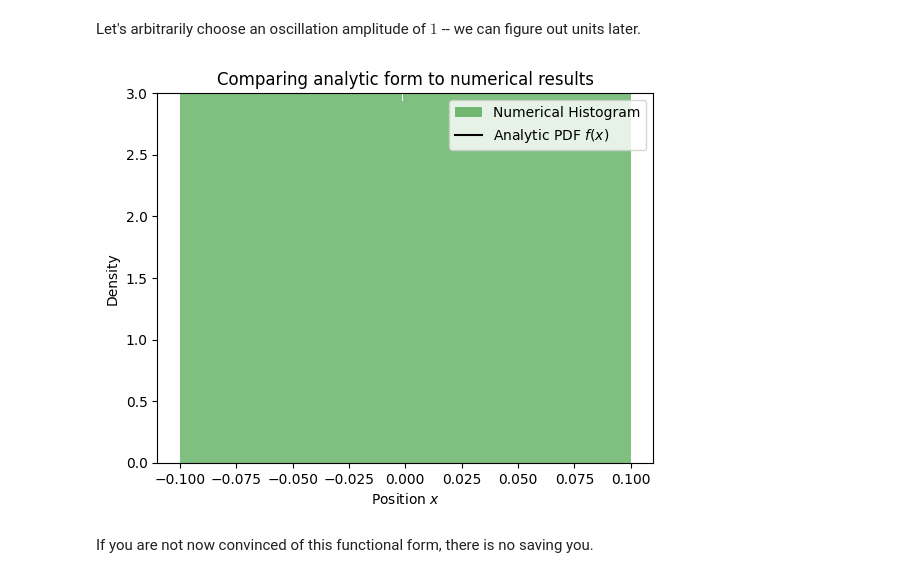
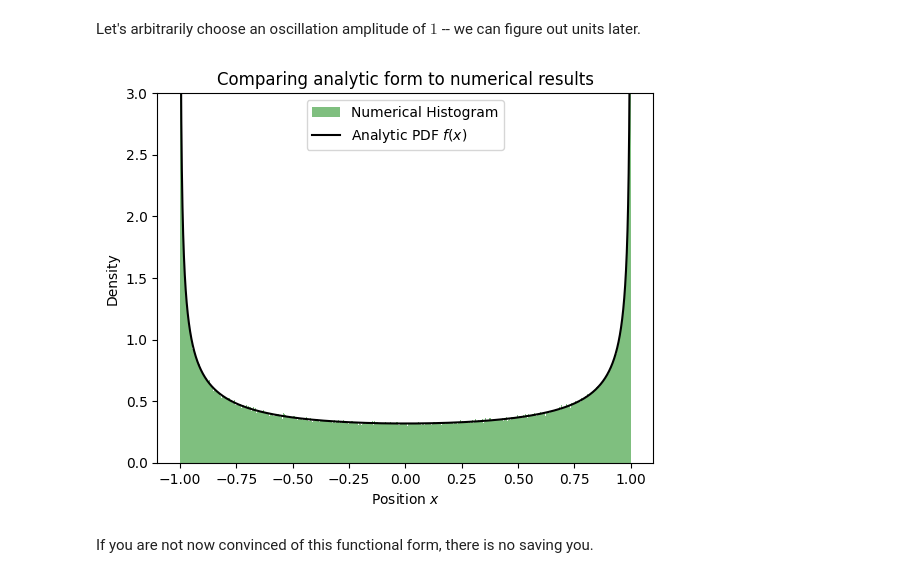
Before and after one commit to maxecharles/toliman-phd, a Jupyter notebook: notebooks/SHM_jitter.ipynb, the cells around one changed output. Cells and saved outputs as stored; diff of their text form; code cells hidden in the pictures.

Commit message:
better values for visualisation

```diff
--- a/notebooks/SHM_jitter.ipynb
+++ b/notebooks/SHM_jitter.ipynb
@@ -52,25 +52,25 @@ def f(x, A):
 # %% [markdown]
 Let's arbitrarily choose an oscillation amplitude of $1$ -- we can figure out units later.
 # %%
-A = .1  # arbitrarily choosing an oscillation amplitude
+A = 1  # arbitrarily choosing an oscillation amplitude
 
 # creating samples in x and t
 time_samples = np.random.uniform(-np.pi, np.pi, 1000000)
 position_samples = np.linspace(-A, A, 10000)[1:-1]  # avoiding division by 0
 
 # computing the histogram and PDF
 hist_outputs = x(time_samples, A)
 PDF_outputs = f(position_samples, A)
 
 # plotting
 fig, ax = plt.subplots()
 ax.hist(hist_outputs, bins=500, density=True, alpha=0.5, label='Numerical Histogram', color='green')
 ax.plot(position_samples, PDF_outputs, c='k', label='Analytic PDF $f(x)$')
 ax.set(title="Comparing analytic form to numerical results", ylim=(None, 3), xlabel='Position $x$', ylabel='Density')
 ax.legend()
 plt.show()
 # %% [output]
-[figure, old version]
+[figure, new version]
 # %% [markdown]
 If you are not now convinced of this functional form, there is no saving you.
 # %% [markdown]
```
Also changed, not shown: parts of 6 cells of this notebook, 1 other file.
